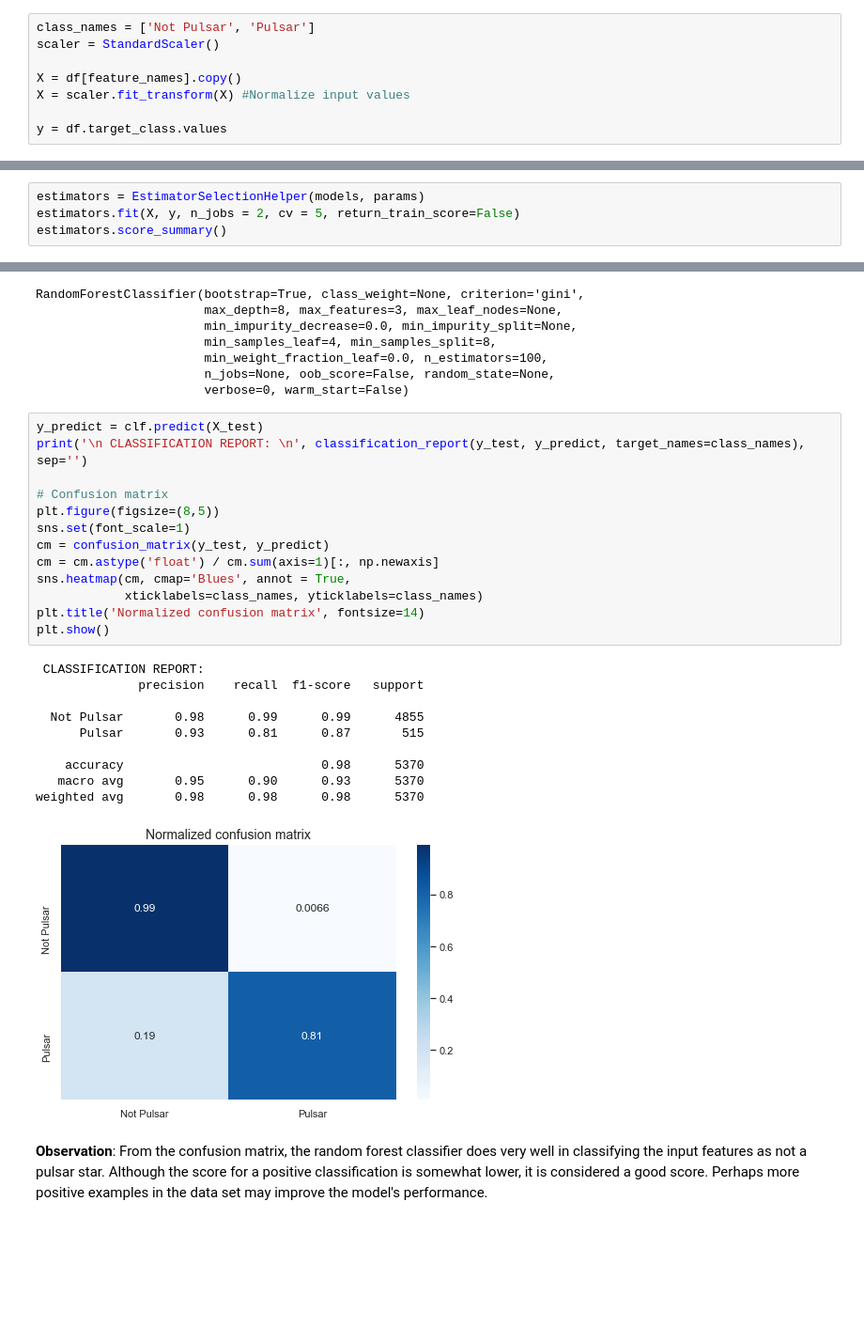
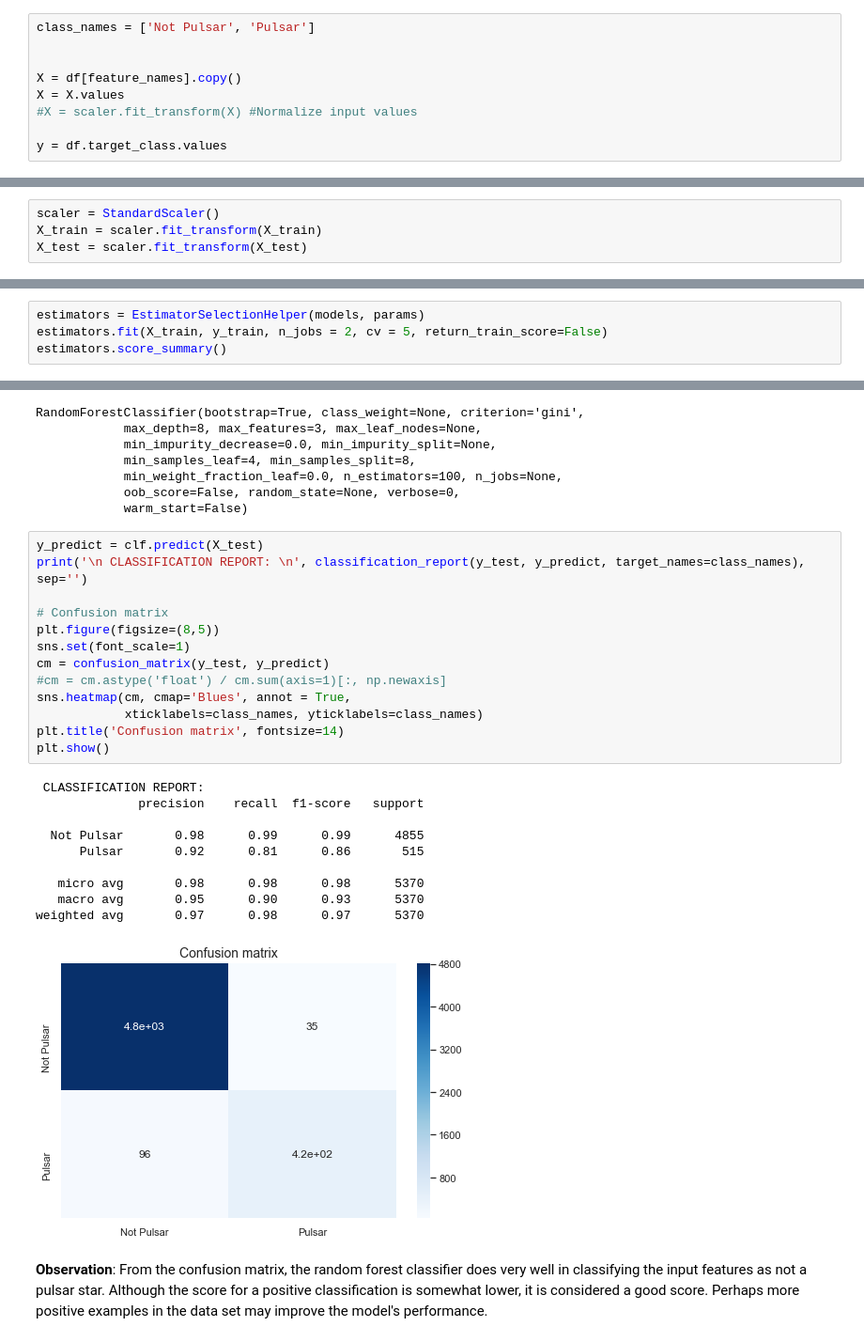
Before and after one commit to anthonyckleung/Pulsar-Star-Classifier, a Jupyter notebook: pulsar-star-ml.ipynb, the cells around one changed output, grey strips where cells are left out. Shown at 94% size. Cells and saved outputs as stored; diff of their text form; blank space fills up the shorter version.

Commit message:
Changed normalized confusion matrix to stanard matrix

```diff
--- a/pulsar-star-ml.ipynb
+++ b/pulsar-star-ml.ipynb
@@ -173,9 +173,10 @@ from sklearn.model_selection import StratifiedKFold
 from sklearn.preprocessing import StandardScaler
 # %%
 class_names = ['Not Pulsar', 'Pulsar']
-scaler = StandardScaler()
+
 
 X = df[feature_names].copy()
-X = scaler.fit_transform(X) #Normalize input values
+X = X.values
+#X = scaler.fit_transform(X) #Normalize input values
 
 y = df.target_class.values
@@ -182 +185,5 @@ y = df.target_class.values
+# %%
+scaler = StandardScaler()
+X_train = scaler.fit_transform(X_train)
+X_test = scaler.fit_transform(X_test)
 # %% [markdown]
@@ -273,7 +280,7 @@ params = {
 }
 # %%
 estimators = EstimatorSelectionHelper(models, params)
-estimators.fit(X, y, n_jobs = 2, cv = 5, return_train_score=False)
+estimators.fit(X_train, y_train, n_jobs = 2, cv = 5, return_train_score=False)
 estimators.score_summary()
 # %% [output]
 Running GridSearchCV for GaussianNB.
@@ -402,27 +405,27 @@ RandomForestClassifier(bootstrap=True, class_weight=None, criterion='gini',
 # %%
 y_predict = clf.predict(X_test)
 print('\n CLASSIFICATION REPORT: \n', classification_report(y_test, y_predict, target_names=class_names), sep='')
 
 # Confusion matrix
 plt.figure(figsize=(8,5))
 sns.set(font_scale=1)
 cm = confusion_matrix(y_test, y_predict)
-cm = cm.astype('float') / cm.sum(axis=1)[:, np.newaxis]
+#cm = cm.astype('float') / cm.sum(axis=1)[:, np.newaxis]
 sns.heatmap(cm, cmap='Blues', annot = True,
             xticklabels=class_names, yticklabels=class_names)
-plt.title('Normalized confusion matrix', fontsize=14)
+plt.title('Confusion matrix', fontsize=14)
 plt.show()
 # %% [output]
  CLASSIFICATION REPORT:
               precision    recall  f1-score   support
 
   Not Pulsar       0.98      0.99      0.99      4855
-      Pulsar       0.93      0.81      0.87       515
+      Pulsar       0.92      0.81      0.86       515
 
-    accuracy                           0.98      5370
+   micro avg       0.98      0.98      0.98      5370
    macro avg       0.95      0.90      0.93      5370
-weighted avg       0.98      0.98      0.98      5370
+weighted avg       0.97      0.98      0.97      5370
-[figure, old version]
+[figure, new version]
 # %% [markdown]
 **Observation**: From the confusion matrix, the random forest classifier does very well in classifying the input features as not a pulsar star. Although the score for a positive classification is somewhat lower, it is considered a good score. Perhaps more positive examples in the data set may improve the model's performance.
 # %% [markdown]
```
Also changed, not shown: parts of 12 cells of this notebook.
